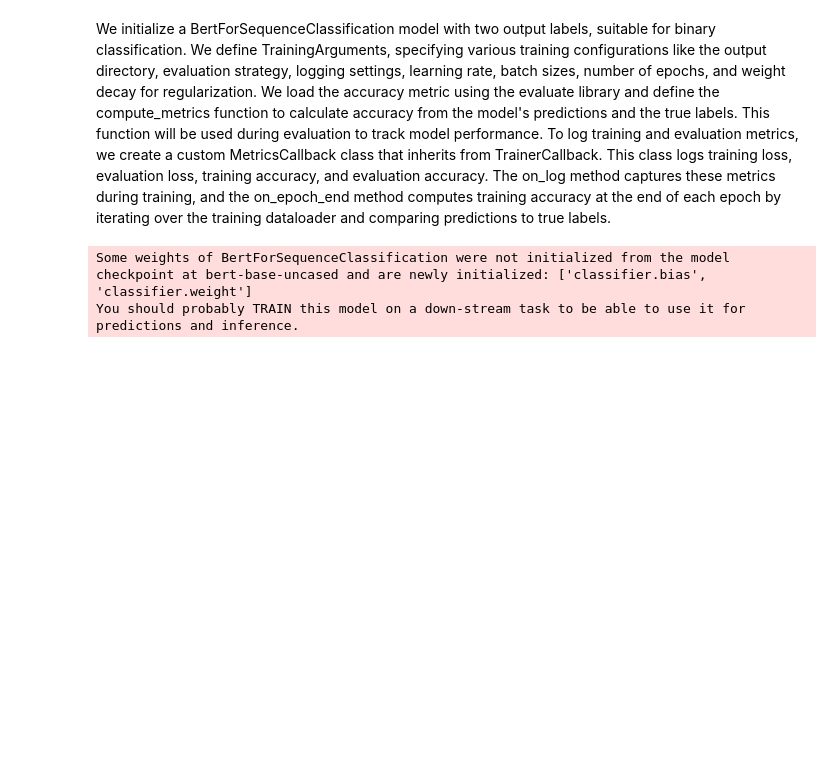
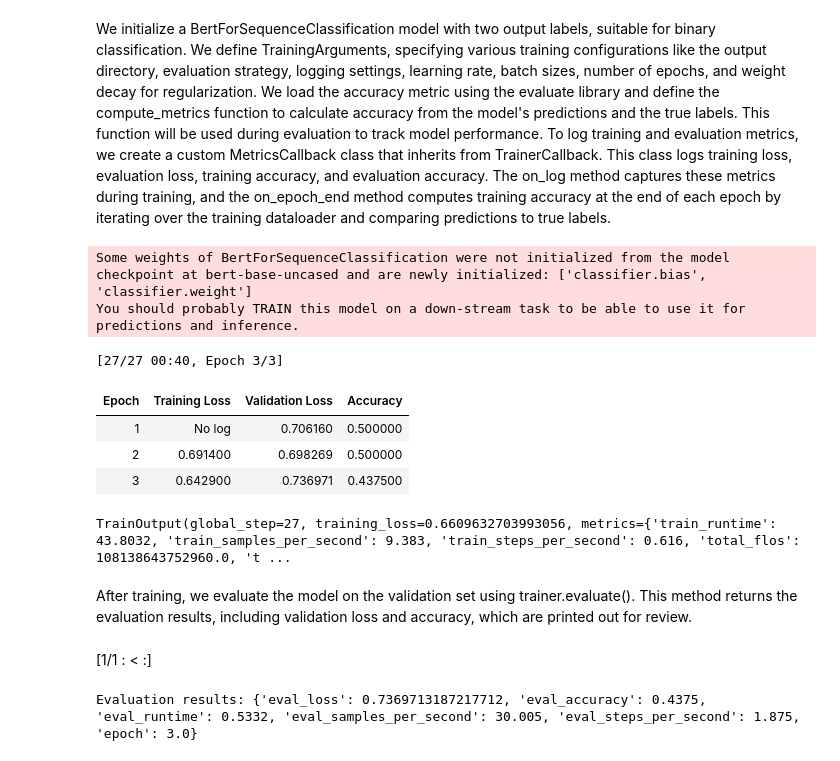
Before and after one commit to UritiSrikanth/-Assignment-3---LLM-coding-and-report-submission, a Jupyter notebook: Assignment_3_LLM_coding_and_report_submission.ipynb, the cells around one changed output. Cells and saved outputs as stored; diff of their text form; code cells hidden in the pictures; blank space fills up the shorter version.

```diff
--- a/Assignment_3_LLM_coding_and_report_submission.ipynb
+++ b/Assignment_3_LLM_coding_and_report_submission.ipynb
@@ -192,3 +190,24 @@ trainer = Trainer(
     compute_metrics=compute_metrics,
     callbacks=[metrics_callback],
 )
+# %%
+# Train the model
+trainer.train()
+# %% [output]
+[27/27 00:40, Epoch 3/3]
+| Epoch | Training Loss | Validation Loss | Accuracy |
+| 1 | No log | 0.706160 | 0.500000 |
+| 2 | 0.691400 | 0.698269 | 0.500000 |
+| 3 | 0.642900 | 0.736971 | 0.437500 |
+TrainOutput(global_step=27, training_loss=0.6609632703993056, metrics={'train_runtime': 43.8032, 'train_samples_per_second': 9.383, 'train_steps_per_second': 0.616, 'total_flos': 108138643752960.0, 't ...
+# %% [markdown]
+After training, we evaluate the model on the validation set using trainer.evaluate(). This method returns the evaluation results, including validation loss and accuracy, which are printed out for review.
+# %%
+# Step 5: Evaluate the model
+eval_results = trainer.evaluate()
+
+# Print evaluation results
+print("Evaluation results:", eval_results)
+# %% [output]
+[1/1 : < :]
+Evaluation results: {'eval_loss': 0.7369713187217712, 'eval_accuracy': 0.4375, 'eval_runtime': 0.5332, 'eval_samples_per_second': 30.005, 'eval_steps_per_second': 1.875, 'epoch': 3.0}
```
Also changed, not shown: parts of 2 cells of this notebook.
